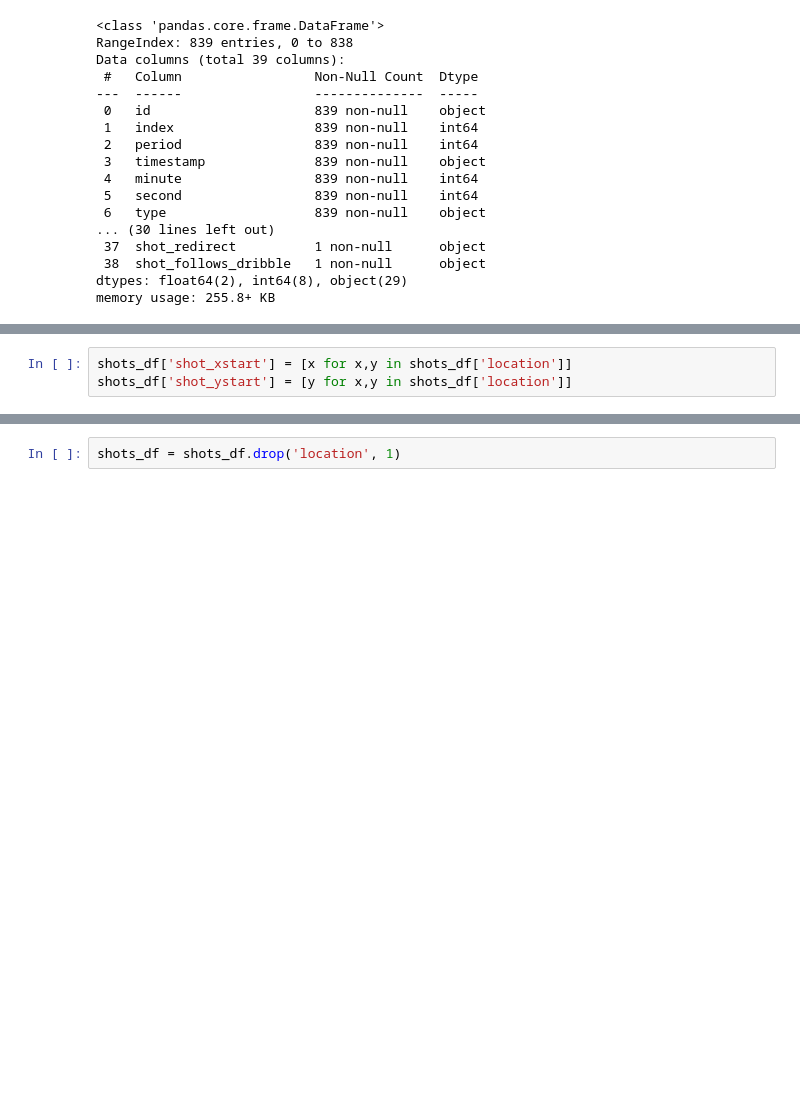
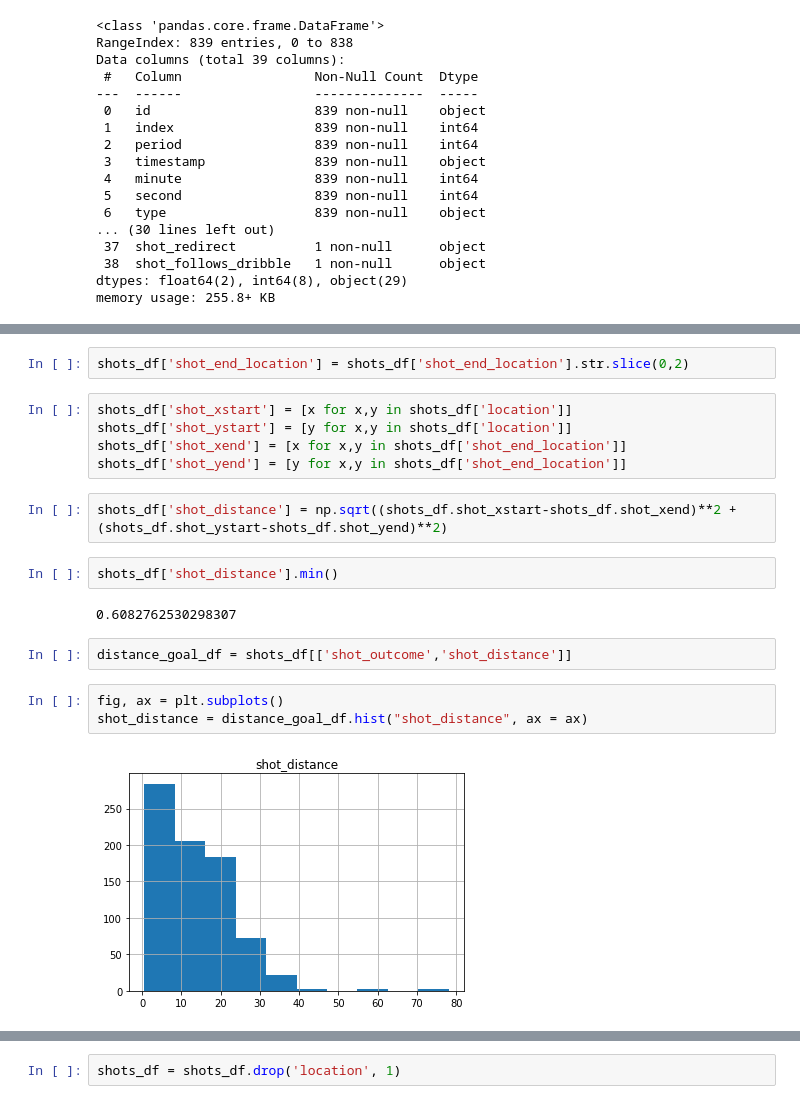
Before and after one commit to gianmarcozironelli/statsbomb_project, a Jupyter notebook: sb_project.ipynb, the cells around one changed output, grey strips where cells are left out. Cells and saved outputs as stored; diff of their text form; blank space fills up the shorter version.

Commit message:
Added the shots histogram and the shots violin plot

```diff
--- a/sb_project.ipynb
+++ b/sb_project.ipynb
@@ -705,3 +722,20 @@ shots_df = shots_df[['shot_aerial_won', 'shot_deflected', 'shot_one_on_one', 'sh
+# %%
+shots_df['shot_end_location'] = shots_df['shot_end_location'].str.slice(0,2)
 # %%
 shots_df['shot_xstart'] = [x for x,y in shots_df['location']]
 shots_df['shot_ystart'] = [y for x,y in shots_df['location']]
+shots_df['shot_xend'] = [x for x,y in shots_df['shot_end_location']]
+shots_df['shot_yend'] = [y for x,y in shots_df['shot_end_location']]
+# %%
+shots_df['shot_distance'] = np.sqrt((shots_df.shot_xstart-shots_df.shot_xend)**2 + (shots_df.shot_ystart-shots_df.shot_yend)**2)
+# %%
+shots_df['shot_distance'].min()
+# %% [output]
+0.6082762530298307
+# %%
+distance_goal_df = shots_df[['shot_outcome','shot_distance']]
+# %%
+fig, ax = plt.subplots()
+shot_distance = distance_goal_df.hist("shot_distance", ax = ax)
+# %% [output]
+[figure, added]
```
Also changed, not shown: parts of 11 cells of this notebook.
